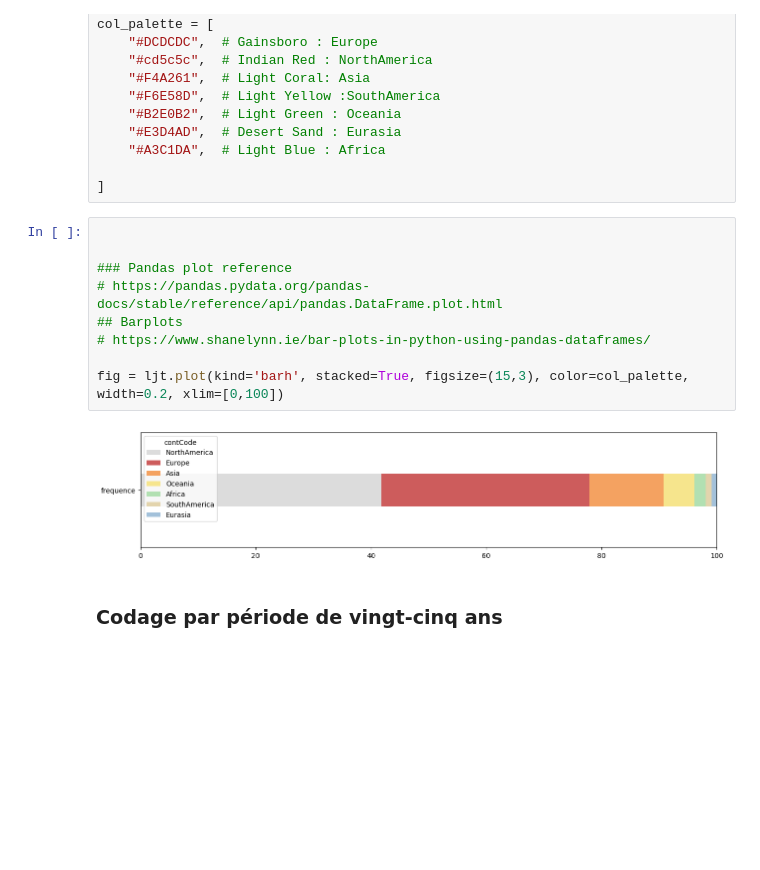
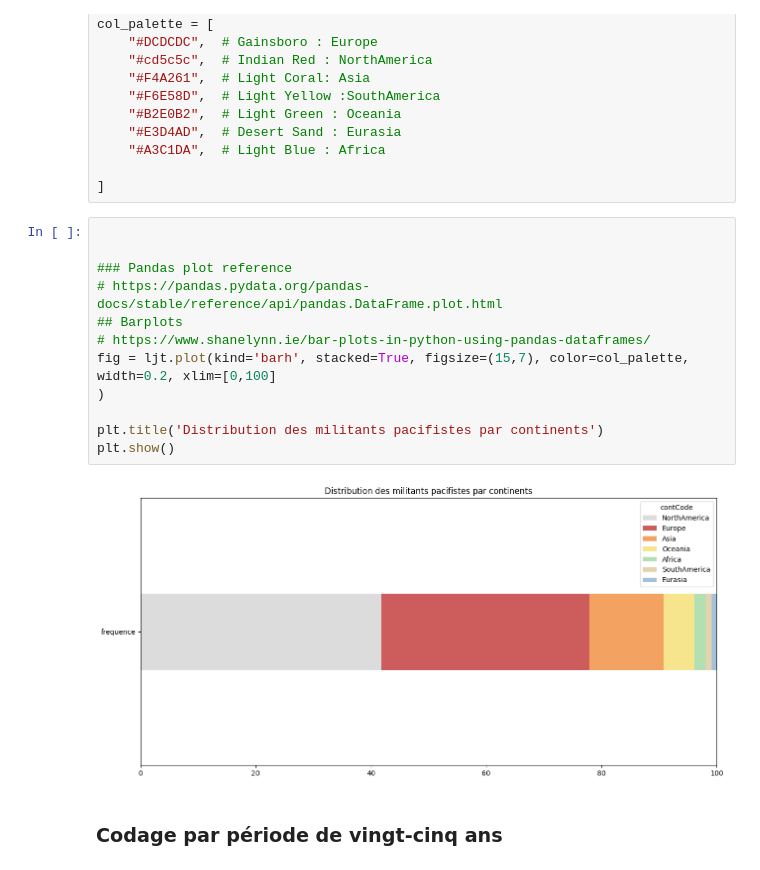
Before and after one commit to Raphix93/2HS2179_militants-pour-la-paix, a Jupyter notebook: notebooksJupyter/wdt_bivariee_generations_continents_triplestore.ipynb, the cells around one changed output. Cells and saved outputs as stored; diff of their text form; blank space fills up the shorter version.

```diff
--- a/notebooksJupyter/wdt_bivariee_generations_continents_triplestore.ipynb
+++ b/notebooksJupyter/wdt_bivariee_generations_continents_triplestore.ipynb
@@ -364,14 +352,17 @@ col_palette = [
 # %%
 
 
 ### Pandas plot reference
 # https://pandas.pydata.org/pandas-docs/stable/reference/api/pandas.DataFrame.plot.html
 ## Barplots
 # https://www.shanelynn.ie/bar-plots-in-python-using-pandas-dataframes/
+fig = ljt.plot(kind='barh', stacked=True, figsize=(15,7), color=col_palette, width=0.2, xlim=[0,100]
+)
 
-fig = ljt.plot(kind='barh', stacked=True, figsize=(15,3), color=col_palette, width=0.2, xlim=[0,100])
+plt.title('Distribution des militants pacifistes par continents')
+plt.show()
 # %% [output]
-[figure, old version]
+[figure, new version]
 # %% [markdown]
 ### Codage par période de vingt-cinq ans
 # %%
```
Also changed, not shown: parts of 5 cells of this notebook, 4 other files.
